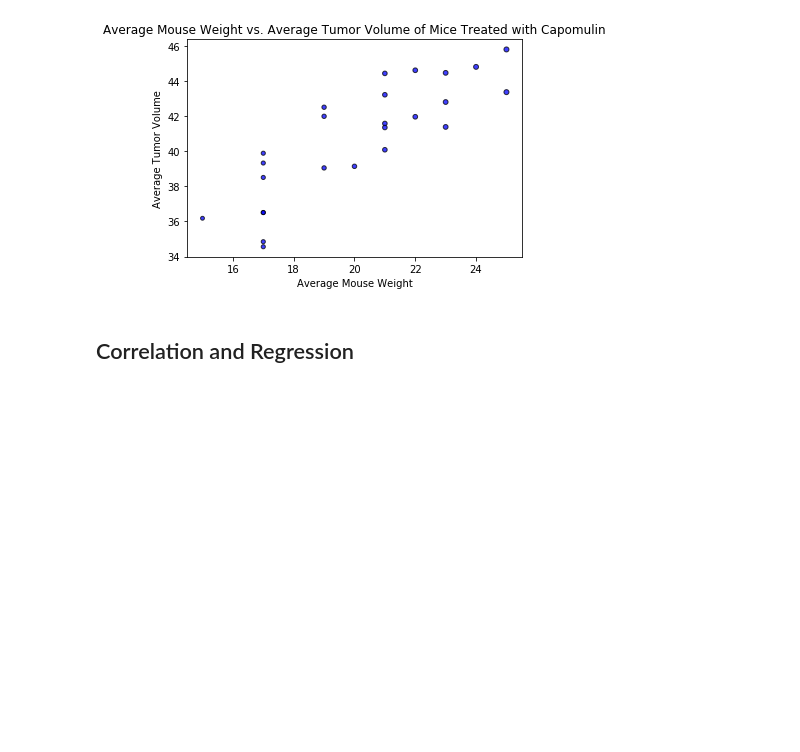
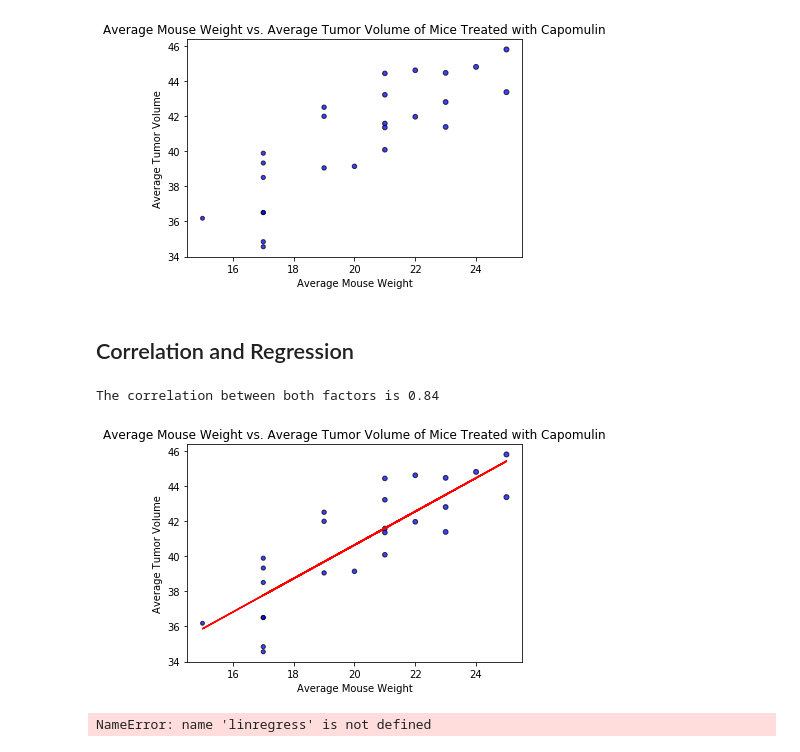
Before and after one commit to kwelter23/matplotlip, a Jupyter notebook: Pymaceuticals/pymaceuticals_starter.ipynb, the cells around one changed output. Drawn from its saved outputs; the diff is of its cells as text; code cells hidden in the pictures; blank space fills up the shorter version.

Commit message:
added linear regression

```diff
--- a/Pymaceuticals/pymaceuticals_starter.ipynb
+++ b/Pymaceuticals/pymaceuticals_starter.ipynb
@@ -504,0 +522,44 @@ Text(0, 0.5, 'Average Tumor Volume')
+# %%
+# Calculate the correlation coefficient
+weight = merge_mean_weight_volume_df.iloc[:,1]
+volume = merge_mean_weight_volume_df.iloc[:,2]
+correlation = st.pearsonr(weight, volume)
+print(f"The correlation between both factors is {round(correlation[0],2)}")
+# %% [output]
+The correlation between both factors is 0.84
+# %%
+# Calculate linear regression model for mouse weight and average tumor volume for the Capomulin regimen
+x_axis = merge_mean_weight_volume_df["Weight_(g)"]
+y_axis = merge_mean_weight_volume_df["Tumor_Volume_(mm3)"]
+
+(slope, intercept, rvalue, pvalue, stderr) = linregress(x_values, y_values)
+regress_values = x_values * slope + intercept
+line_eq = "y = " + str(round(slope,2)) + "x + " + str(round(intercept,2))
+
+plt.scatter(x_axis, y_axis, marker="o", facecolors="blue", edgecolors="black",
+            s=x_axis, alpha=0.75)
+plt.plot(x_values,regress_values,"r-")
+plt.title("Average Mouse Weight vs. Average Tumor Volume of Mice Treated with Capomulin")
+plt.xlabel("Average Mouse Weight")
+plt.ylabel("Average Tumor Volume")
+
+
+
+plt.show()
+# %% [output]
+[figure, added]
+# %%
+
+x_values = merge_mean_weight_volume_df.iloc[:,1]
+y_values = merge_mean_weight_volume_df.iloc[:,2]
+(slope, intercept, rvalue, pvalue, stderr) = linregress(x_values, y_values)
+regress_values = x_values * slope + intercept
+line_eq = "y = " + str(round(slope,2)) + "x + " + str(round(intercept,2))
+plt.scatter(x_values,y_values)
+plt.plot(x_values,regress_values,"r-")
+plt.annotate(line_eq,(6,10),fontsize=15,color="red")
+plt.xlabel('Rooms in House')
+plt.ylabel('Median House Prices ($1000)')
+plt.show()
+# %% [output]
+NameError: name 'linregress' is not defined
```
Also changed, not shown: parts of 5 cells of this notebook.
